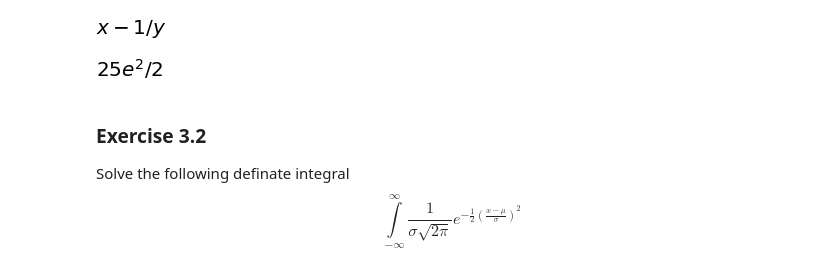
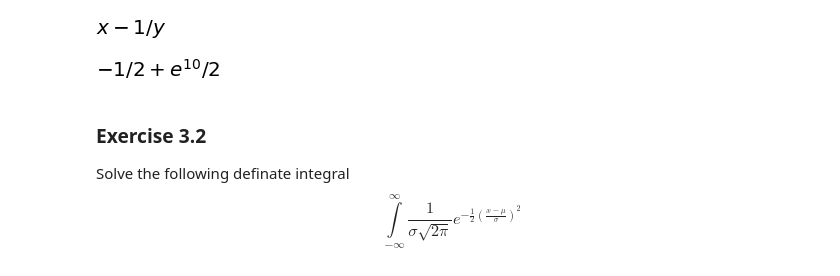
Before and after one commit to sju-chem264-2019/9-26-2019-symbolic-math-Yekaterina25, a Jupyter notebook: symbolic_math.ipynb, the cells around one changed output. Drawn from its saved outputs; the diff is of its cells as text; code cells hidden in the pictures.

```diff
--- a/symbolic_math.ipynb
+++ b/symbolic_math.ipynb
@@ -212,9 +212,9 @@ sym.diff(x**2 + x*y -sym.log(y), y)
 [figure]
 # %%
 x=sym.symbols('x')
-sym.integrate(sym.E**2*x, (x, 0, 5))
+sym.integrate(sym.E**(2*x), (x, 0, 5))
 # %% [output]
-[figure, old version]
+[figure, new version]
 # %% [markdown]
 ### Exercise 3.2
 Solve the following definate integral
```
Also changed, not shown: parts of 10 cells of this notebook.
